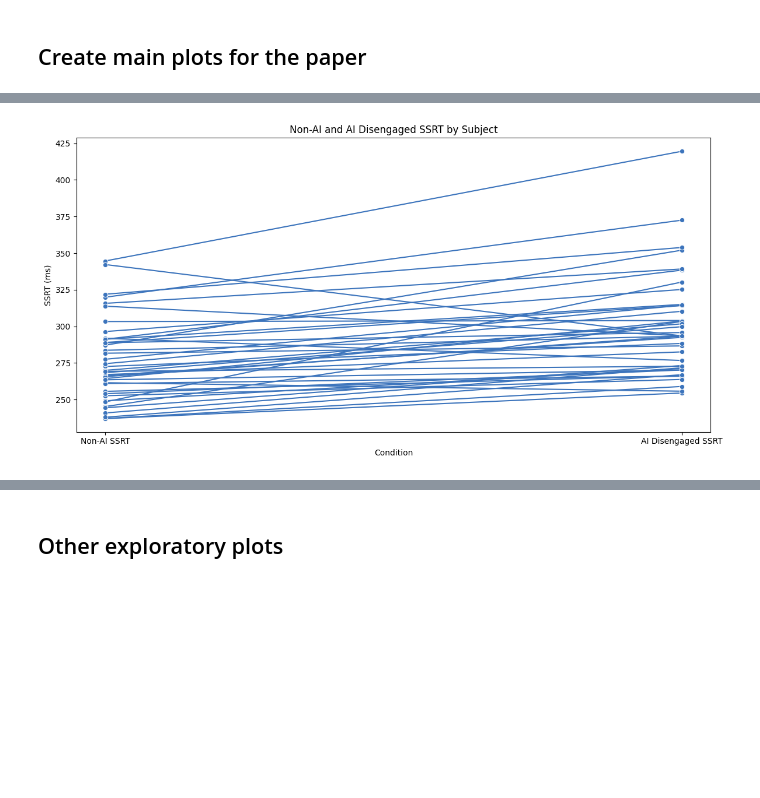
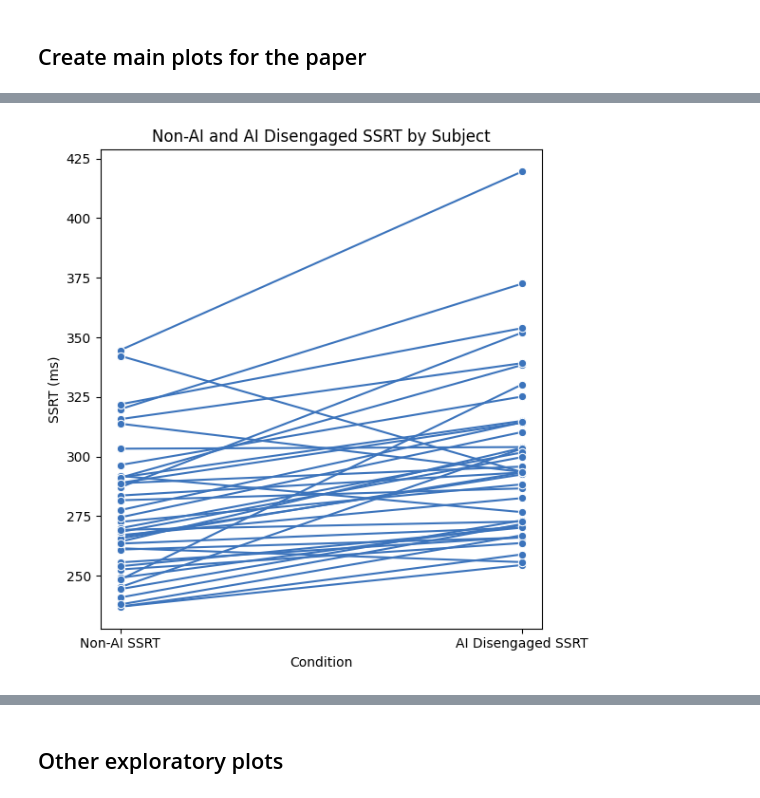
Before and after one commit to kriti-ach/SharedControlPaper, a Jupyter notebook: notebooks/analysis/shared_control_results.ipynb, the cells around one changed output, grey strips where cells are left out. Drawn from its saved outputs; the diff is of its cells as text; code cells hidden in the pictures; blank space fills up the shorter version.

```diff
--- a/notebooks/analysis/shared_control_results.ipynb
+++ b/notebooks/analysis/shared_control_results.ipynb
@@ -437,22 +479,22 @@ plt.show()
 # %%
 # Create the line plot
-plt.figure(figsize=(12, 6))
+plt.figure(figsize=(6, 6))
 ax = sns.lineplot(x='Condition', y='SSRT', data=melted_df_ssrt, hue='subject_id',
                   marker='o', palette=['#3C74BC'] * len(melted_df_ssrt['subject_id'].unique()), legend=False)
 
 # Manually change the condition names in the x-axis labels
 ax.set_xticklabels(['Non-AI SSRT', 'AI Disengaged SSRT'])
 
 # Set the title and labels
 ax.set_title('Non-AI and AI Disengaged SSRT by Subject')
 ax.set_ylabel('SSRT (ms)')
 
 # Finalize layout and save the plot
 plt.tight_layout()
 plt.savefig('figures/non_ai_and_ai_disengaged_ssrt_by_subject.png', dpi=300)
 plt.show()
 # %% [output]
-[figure, old version]
+[figure, new version]
 # %%
 duration_of_inhibition.columns = ['subject_id'] + list(duration_of_inhibition.columns[1:])
 
```
Also changed, not shown: parts of 9 cells of this notebook, 13 other files.
